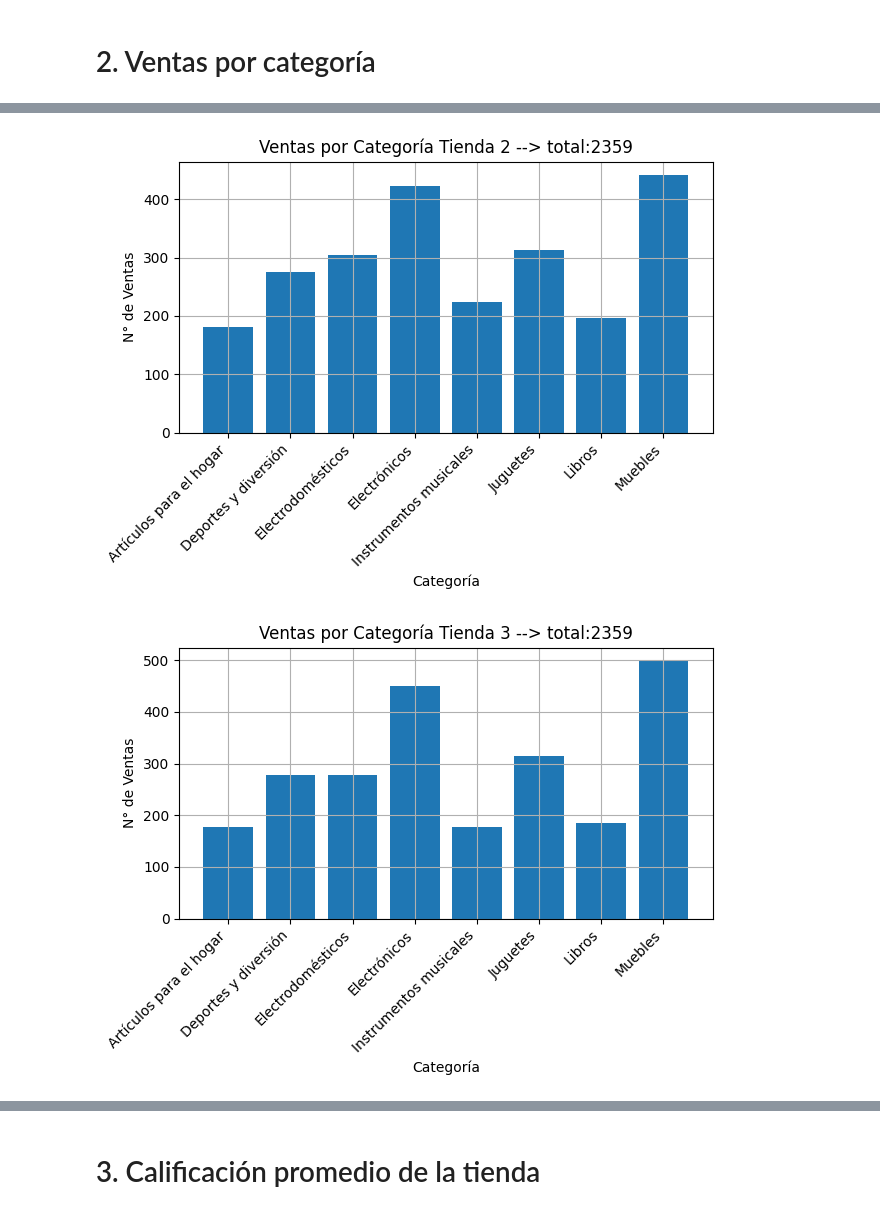
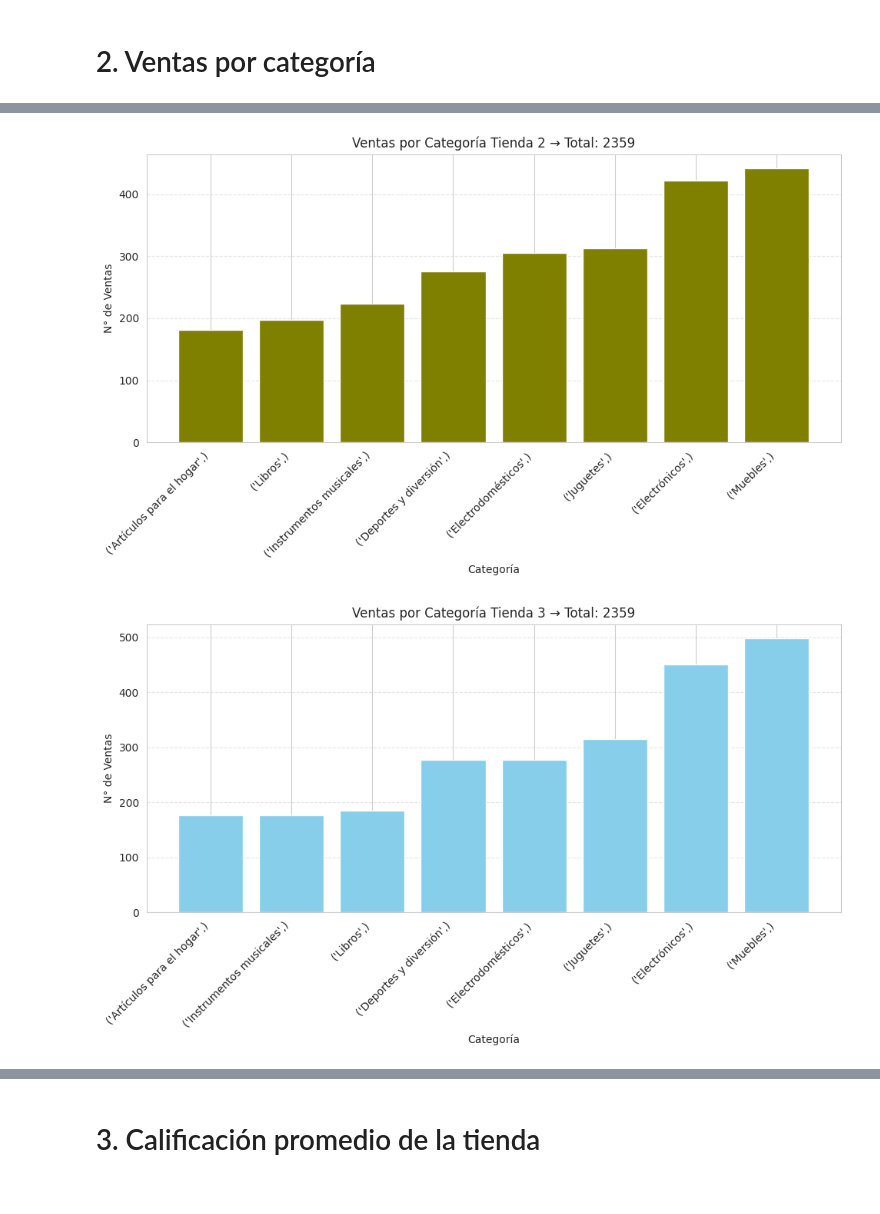
Before and after one commit to educhile1/challenge_datascience1-ONE, a Jupyter notebook: AluraStoreLatam.ipynb, the cells around one changed output, grey strips where cells are left out. Cells and saved outputs as stored; diff of their text form; code cells hidden in the pictures.

```diff
--- a/AluraStoreLatam.ipynb
+++ b/AluraStoreLatam.ipynb
@@ -52,7 +52,7 @@ tienda3 = pd.read_csv(url3)
 tienda4 = pd.read_csv(url4)
 #tienda.head()
 dataTienda1= pd.DataFrame(tienda)
-dataTiendaClear= dataTienda1.drop(columns=['Cantidad de cuotas', 'lat', 'lon', 'Método de pago', 'Fecha de Compra','Vendedor','Lugar de Compra', 'Calificación']).sort_values(by='Producto', ascending=True)
+dataTiendaClear= dataTienda1.drop(columns=['Cantidad de cuotas', 'lat', 'lon', 'Método de pago', 'Fecha de Compra','Vendedor','Lugar de Compra']).sort_values(by='Producto', ascending=True)
 tienda['anho-mes'] = pd.to_datetime(tienda['Fecha de Compra'], format='%d/%m/%Y').dt.strftime('%Y-%m') # Convertir a tipo de dato fecha
 tienda2['anho-mes'] = pd.to_datetime(tienda2['Fecha de Compra'], format='%d/%m/%Y').dt.strftime('%Y-%m') # Convertir a tipo de dato fecha
 tienda3[  'anho-mes'] = pd.to_datetime(tienda3['Fecha de Compra'], format='%d/%m/%Y').dt.strftime('%Y-%m') # Convertir a tipo de dato fecha
@@ -143,56 +593,59 @@ plt.show()
 # %%
 #TIENDA 2 por CATEGORIAS
 
-%matplotlib inline
-total=0
+# Agrupar y contar
+total = 0
 group_data2 = []
-catTienda2=dataTienda2Clear.groupby(['Categoría del Producto'])
+catTienda2 = dataTienda2Clear.groupby(['Categoría del Producto'])
 
 for nombre, grupo_df in catTienda2:
-          counts = grupo_df['Categoría del Producto'].value_counts()
-          total += counts.sum()
-          group_data2.append(
-            {"Grupo": nombre, "Count": counts.sum()}
-          )
+    count = grupo_df.shape[0]
+    total += count
+    group_data2.append({"Grupo": nombre, "Count": count})
 
-conteo = [group['Count'] for group in group_data2]
-grupos = [group['Grupo'][0] for group in group_data2]
+# Convertir a DataFrame y ordenar de menor a mayor
+df_categorias = pd.DataFrame(group_data2)
+df_categorias = df_categorias.sort_values(by='Count', ascending=True)
 
-plt.bar(grupos, conteo)
+# Graficar
+plt.figure(figsize=(10, 6))
+plt.bar(df_categorias['Grupo'].astype(str), df_categorias['Count'], color='olive')
 plt.xlabel('Categoría')
 plt.ylabel('N° de Ventas')
-plt.title(f"Ventas por Categoría Tienda 2 --> total:"+str(total))
+plt.title(f"Ventas por Categoría Tienda 2 → Total: {total}")
 plt.xticks(rotation=45, ha='right')
 plt.tight_layout()
-plt.grid()
+plt.grid(axis='y', linestyle='--', alpha=0.5)
 plt.show()
 # %% [output]
-[figure, old version]
+[figure, new version]
 # %%
-#TIENDA 3 POR CATEGORIAS
-%matplotlib inline
-total=0
+
+
+# Agrupar y contar
+total = 0
 group_data3 = []
-catTienda3=dataTienda3Clear.groupby(['Categoría del Producto'])
+catTienda3 = dataTienda3Clear.groupby(['Categoría del Producto'])
 
 for nombre, grupo_df in catTienda3:
-          counts = grupo_df['Categoría del Producto'].value_counts()
-          total += counts.sum()
-          group_data3.append(
-            {"Grupo": nombre, "Count": counts.sum()}
-          )
+    count = grupo_df.shape[0]
+    total += count
+    group_data3.append({"Grupo": nombre, "Count": count})
 
-conteo = [group['Count'] for group in group_data3]
-grupos = [group['Grupo'][0] for group in group_data3]
+# Convertir a DataFrame y ordenar de menor a mayor
+df_categorias = pd.DataFrame(group_data3)
+df_categorias = df_categorias.sort_values(by='Count', ascending=True)
 
-plt.bar(grupos, conteo)
+# Graficar
+plt.figure(figsize=(10, 6))
+plt.bar(df_categorias['Grupo'].astype(str), df_categorias['Count'], color='skyblue')
 plt.xlabel('Categoría')
 plt.ylabel('N° de Ventas')
-plt.title(f"Ventas por Categoría Tienda 3 --> total:"+str(total))
+plt.title(f"Ventas por Categoría Tienda 3 → Total: {total}")
 plt.xticks(rotation=45, ha='right')
 plt.tight_layout()
-plt.grid()
+plt.grid(axis='y', linestyle='--', alpha=0.5)
 plt.show()
 # %% [output]
-[figure, old version]
+[figure, new version]
 # %%
```
Also changed, not shown: parts of 15 cells of this notebook.
